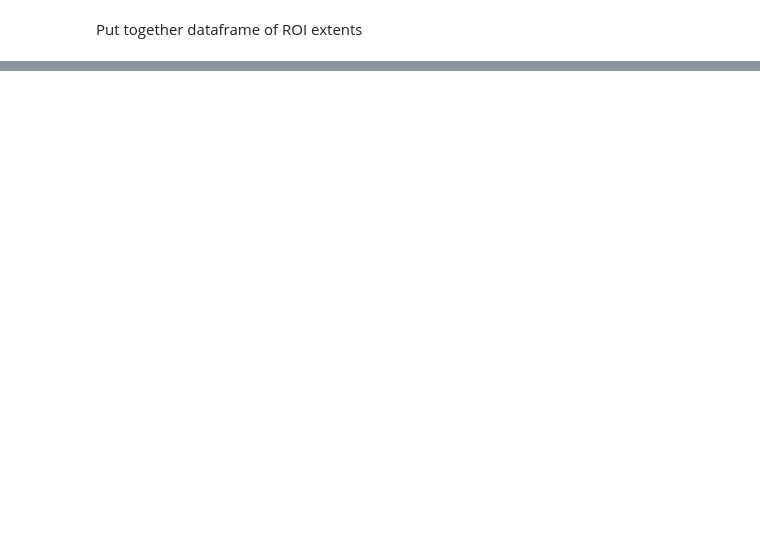
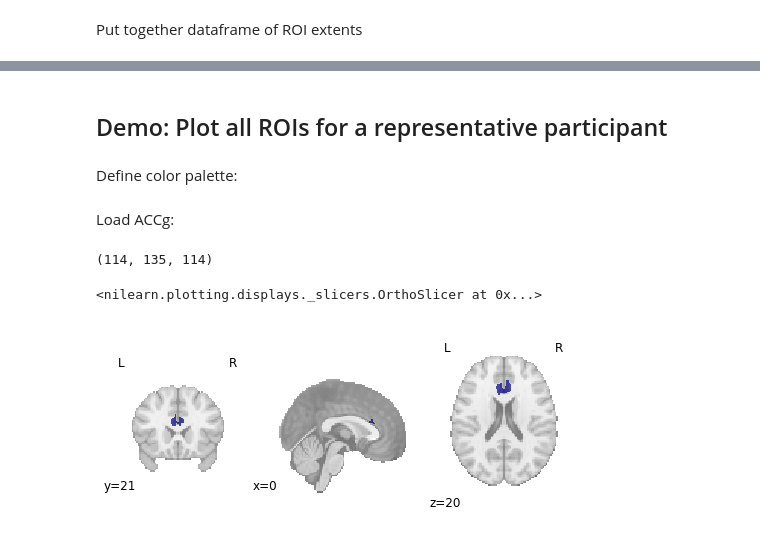
Before and after one commit to nataliavelez/teaching_fmri, a Jupyter notebook: 5_roi/2_check_roi.ipynb, the cells around one changed output, grey strips where cells are left out. Saved outputs shown, nothing was run; the diff lists cells and outputs as text; code cells hidden in the pictures; blank space fills up the shorter version.

```diff
--- a/5_roi/2_check_roi.ipynb
+++ b/5_roi/2_check_roi.ipynb
@@ -89,0 +152,17 @@ all_roi_extents.groupby('roi').agg({'extent': ['min', 'max', 'median']})
+# %% [markdown]
+## Demo: Plot all ROIs for a representative participant
+# %% [markdown]
+Define color palette:
+# %% [markdown]
+Load ACCg:
+# %%
+acc_file = '/ncf/gershman/User/nvelezalicea/fmri_analysis/roi_library/fmriprep_space/bilateral_ACCg.nii.gz'
+acc_image = image.load_img(acc_file)
+acc_data = acc_image.get_fdata()
+
+print(acc_data.shape)
+plotting.plot_roi(acc_image, draw_cross=False)
+# %% [output]
+(114, 135, 114)
+<nilearn.plotting.displays._slicers.OrthoSlicer at 0x...>
+[figure, added]
```
Also changed, not shown: parts of 16 cells of this notebook, 17 other files.
